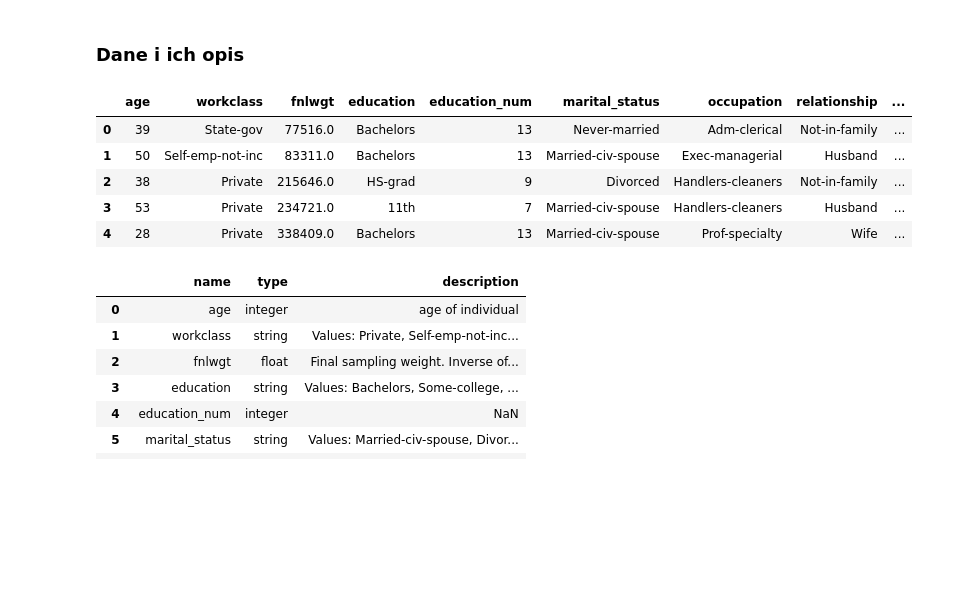
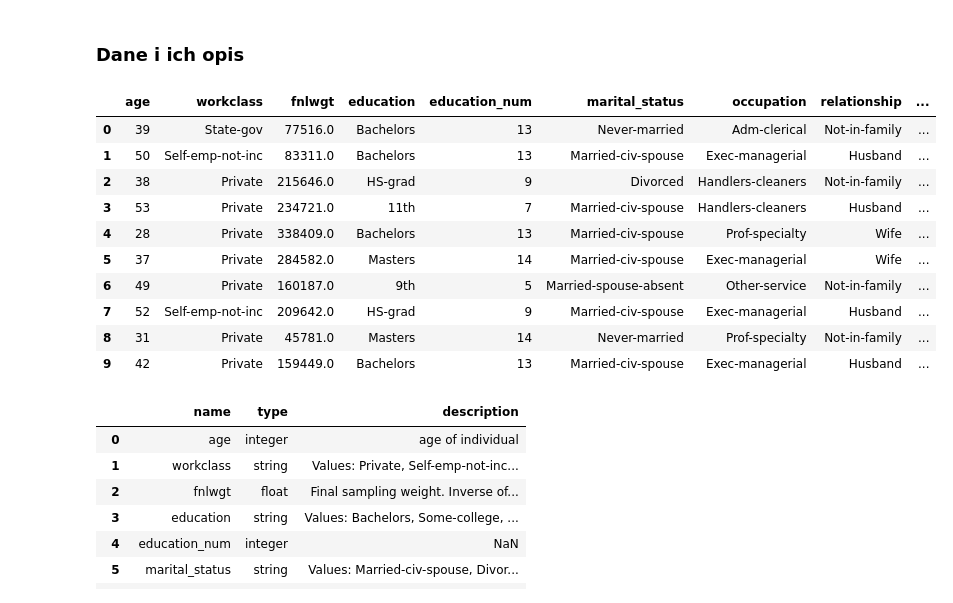
Before and after one commit to malwina0/2022L-ML, a Jupyter notebook: Project1/Projekt1_JakubPiwko_MalwinaWojewoda.ipynb, the cells around one changed output. Saved outputs shown, nothing was run; the diff lists cells and outputs as text; code cells hidden in the pictures; blank space fills up the shorter version.

```diff
--- a/Project1/Projekt1_JakubPiwko_MalwinaWojewoda.ipynb
+++ b/Project1/Projekt1_JakubPiwko_MalwinaWojewoda.ipynb
@@ -20,14 +20,19 @@ from sklearn.model_selection import train_test_split
 ### Dane i ich opis
 # %%
 census_df = pd.read_csv('census_income_dataset.csv')
-census_df.head()
+census_df.head(10)
 # %% [output]
 |  | age | workclass | fnlwgt | education | education_num | marital_status | occupation | relationship | ... |
 | 0 | 39 | State-gov | 77516.0 | Bachelors | 13 | Never-married | Adm-clerical | Not-in-family | ... |
 | 1 | 50 | Self-emp-not-inc | 83311.0 | Bachelors | 13 | Married-civ-spouse | Exec-managerial | Husband | ... |
 | 2 | 38 | Private | 215646.0 | HS-grad | 9 | Divorced | Handlers-cleaners | Not-in-family | ... |
 | 3 | 53 | Private | 234721.0 | 11th | 7 | Married-civ-spouse | Handlers-cleaners | Husband | ... |
 | 4 | 28 | Private | 338409.0 | Bachelors | 13 | Married-civ-spouse | Prof-specialty | Wife | ... |
+| 5 | 37 | Private | 284582.0 | Masters | 14 | Married-civ-spouse | Exec-managerial | Wife | ... |
+| 6 | 49 | Private | 160187.0 | 9th | 5 | Married-spouse-absent | Other-service | Not-in-family | ... |
+| 7 | 52 | Self-emp-not-inc | 209642.0 | HS-grad | 9 | Married-civ-spouse | Exec-managerial | Husband | ... |
+| 8 | 31 | Private | 45781.0 | Masters | 14 | Never-married | Prof-specialty | Not-in-family | ... |
+| 9 | 42 | Private | 159449.0 | Bachelors | 13 | Married-civ-spouse | Exec-managerial | Husband | ... |
 # %%
 pd.set_option('display.max_colwidth', -1)
 descr = pd.read_csv('attributes_census_income.csv')
```
Also changed, not shown: parts of 31 cells of this notebook.
